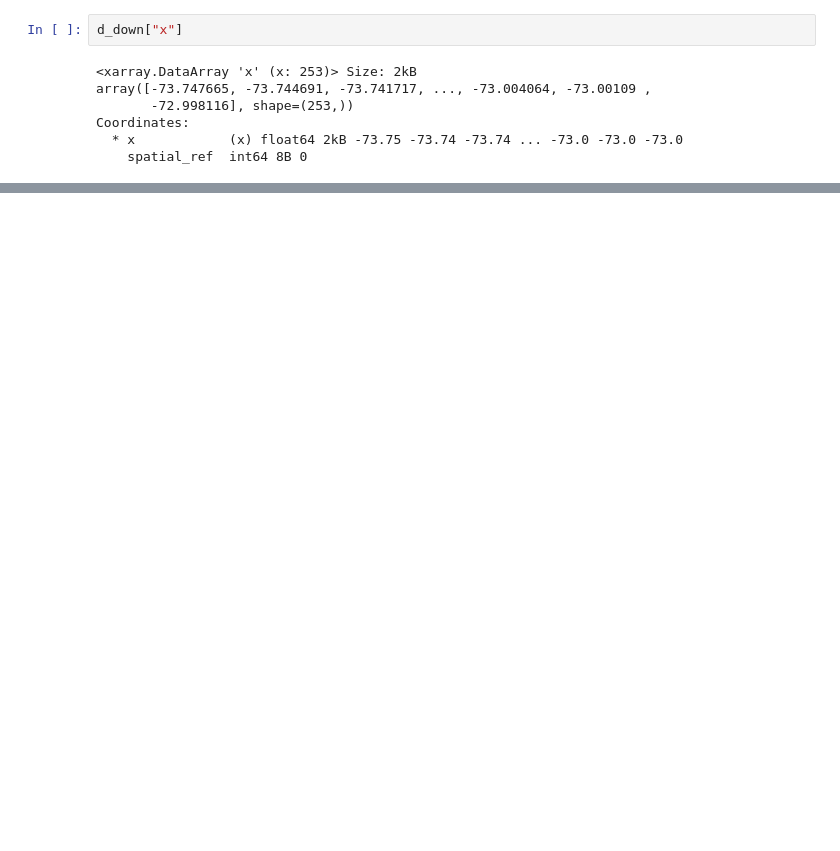
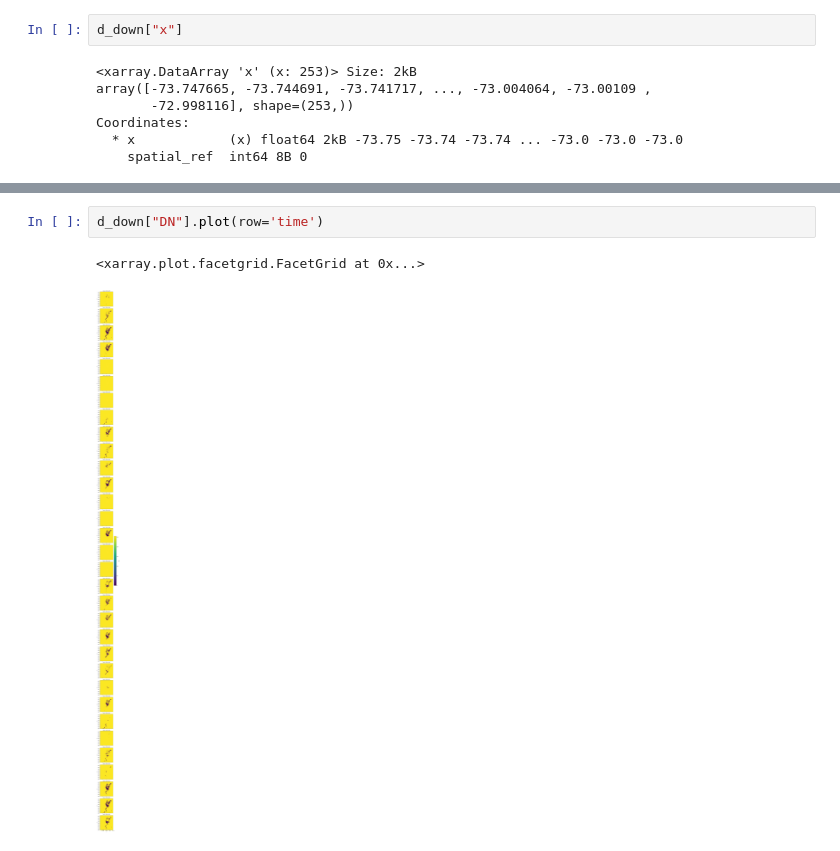
Before and after one commit to CIROH-UVM/forecast-workflow, a Jupyter notebook: examples/sentinel3_download.ipynb, the cells around one changed output, grey strips where cells are left out. Drawn from its saved outputs; the diff is of its cells as text; blank space fills up the shorter version.

```diff
--- a/examples/sentinel3_download.ipynb
+++ b/examples/sentinel3_download.ipynb
@@ -140,0 +141,5 @@ urls
+# %%
+d_down["DN"].plot(row='time')
+# %% [output]
+<xarray.plot.facetgrid.FacetGrid at 0x...>
+[figure, added]
```
Also changed, not shown: parts of 8 cells of this notebook, 2 other files.
